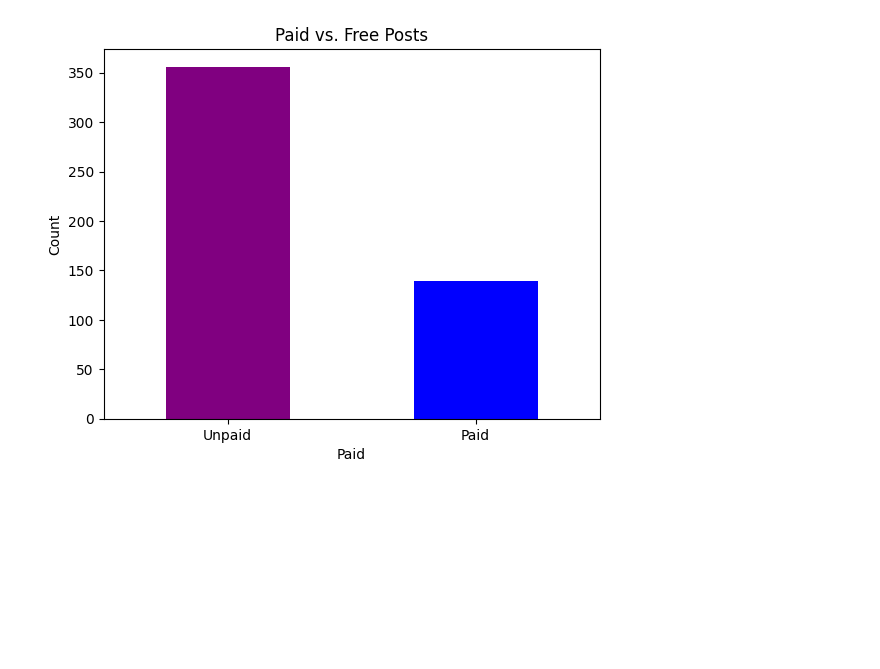
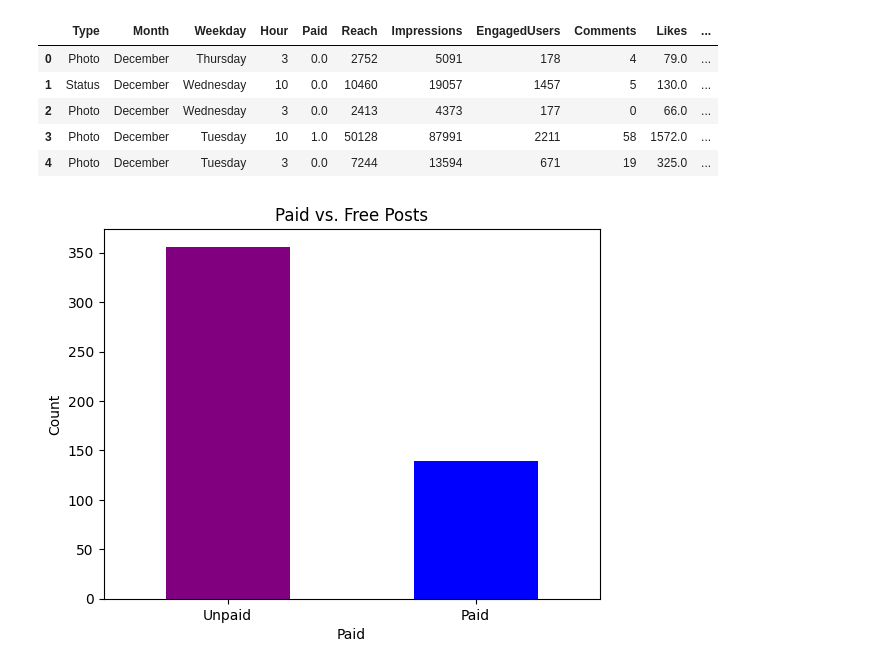
Before and after one commit to NaomyChemungor/BrandAnalysis_Facebook, a Jupyter notebook: Evaluating_Facebook_Performance_Metrics_and_Its_Impact_on_a_Brand.ipynb, the cells around one changed output. Cells and saved outputs as stored; diff of their text form; code cells hidden in the pictures; blank space fills up the shorter version.

```diff
--- a/Evaluating_Facebook_Performance_Metrics_and_Its_Impact_on_a_Brand.ipynb
+++ b/Evaluating_Facebook_Performance_Metrics_and_Its_Impact_on_a_Brand.ipynb
@@ -21,6 +19,15 @@ nan_info = df.isna().sum()
 
 # Removing rows with NaN values
 df = df.dropna()
+# %%
+display(df.head())
+# %% [output]
+|  | Type | Month | Weekday | Hour | Paid | Reach | Impressions | EngagedUsers | Comments | Likes | ... |
+| 0 | Photo | December | Thursday | 3 | 0.0 | 2752 | 5091 | 178 | 4 | 79.0 | ... |
+| 1 | Status | December | Wednesday | 10 | 0.0 | 10460 | 19057 | 1457 | 5 | 130.0 | ... |
+| 2 | Photo | December | Wednesday | 3 | 0.0 | 2413 | 4373 | 177 | 0 | 66.0 | ... |
+| 3 | Photo | December | Tuesday | 10 | 1.0 | 50128 | 87991 | 2211 | 58 | 1572.0 | ... |
+| 4 | Photo | December | Tuesday | 3 | 0.0 | 7244 | 13594 | 671 | 19 | 325.0 | ... |
 # %%
 #Creating ar chart to compare the paid vrs Free Posts Performance
 paid_counts = df['Paid'].value_counts()
```
Also changed, not shown: parts of 1 cell of this notebook.
